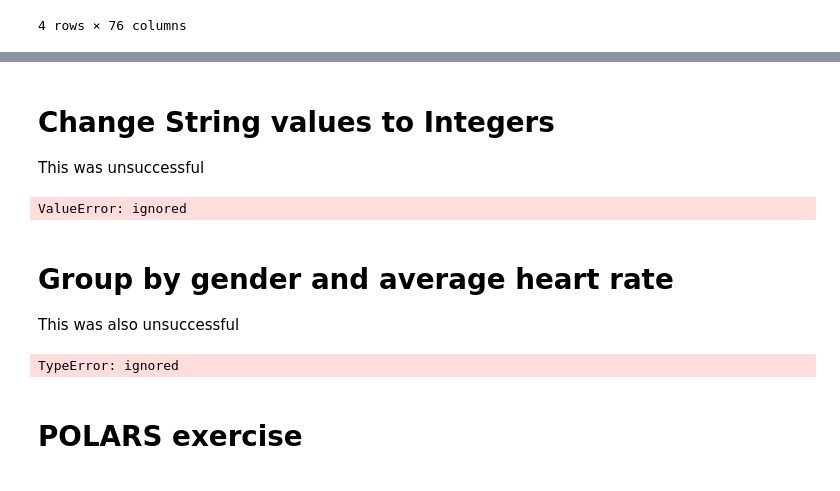
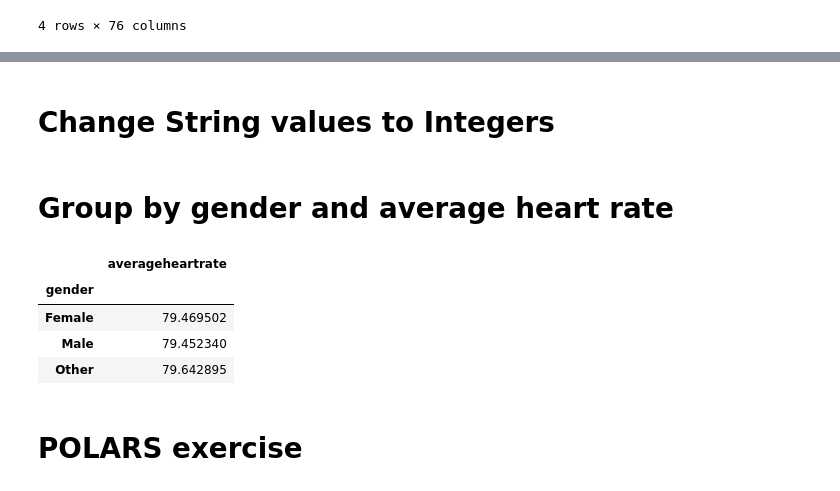
Before and after one commit to chebbin/datasci_2_manipulation, a Jupyter notebook: hha507hw2.ipynb, the cells around one changed output, grey strips where cells are left out. Saved outputs shown, nothing was run; the diff lists cells and outputs as text; code cells hidden in the pictures.

```diff
--- a/hha507hw2.ipynb
+++ b/hha507hw2.ipynb
@@ -7,7 +7,7 @@ import numpy as np
 # %% [markdown]
 # Data Manipulation in Python: Pandas, Polars, Dask and Modin
 # %%
-df = pd.read_csv ('/content/healthcare_data_cleaning (1).csv')
+df = pd.read_csv ('https://raw.githubusercontent.com/hantswilliams/HHA_507_2023/main/WK2/data/healthcare_data_cleaning.csv')
 df.tail(10)
 # %% [output]
 |  | Patient Age | Gender | City of Residence | State of Residence | Has Insurance | Visited Last Month | ... |
@@ -125,0 +128,3 @@ gp
+# %%
+df2.replace('missing', pd.np.nan, inplace=True)
+print(df2.head(10))
@@ -126,22 +149,20 @@ gp
 # %% [markdown]
 # Change String values to Integers
-
-This was unsuccessful
 # %%
-df['averageheartrate'] = df['averageheartrate'].astype(int)
+df2['averageheartrate'] = df2['averageheartrate'].astype(float)
-# %% [output]
-ValueError: ignored
 # %% [markdown]
 # Group by gender and average heart rate
-
-This was also unsuccessful
 # %%
-gp2 = df.groupby('gender').agg({
+gp2 = df2.groupby('gender').agg({
     'averageheartrate': 'mean'
     })
 gp2
 # %% [output]
-TypeError: ignored
+|  | averageheartrate |
+| gender |  |
+| Female | 79.469502 |
+| Male | 79.452340 |
+| Other | 79.642895 |
 # %% [markdown]
 # POLARS exercise
 # %%
```
Also changed, not shown: parts of 2 cells of this notebook.
